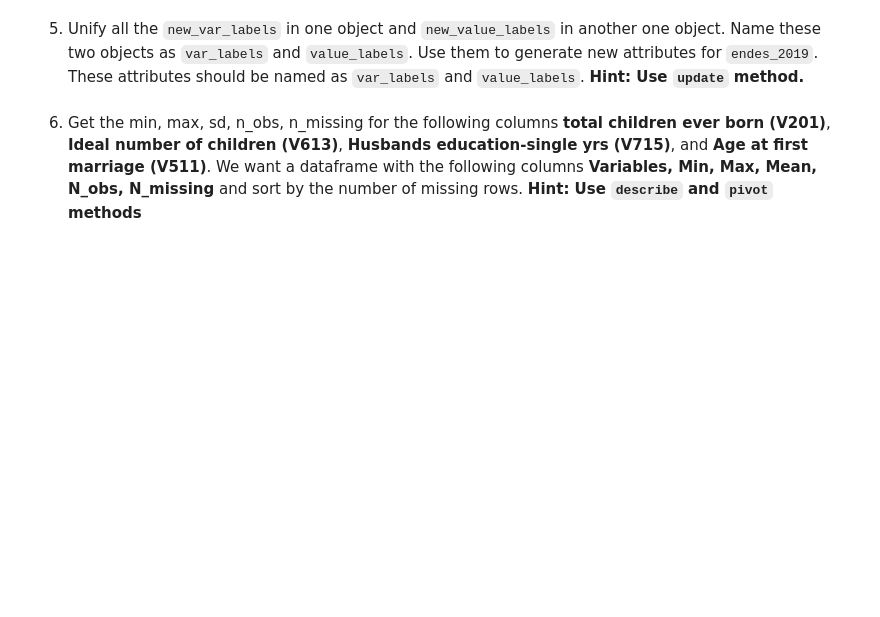
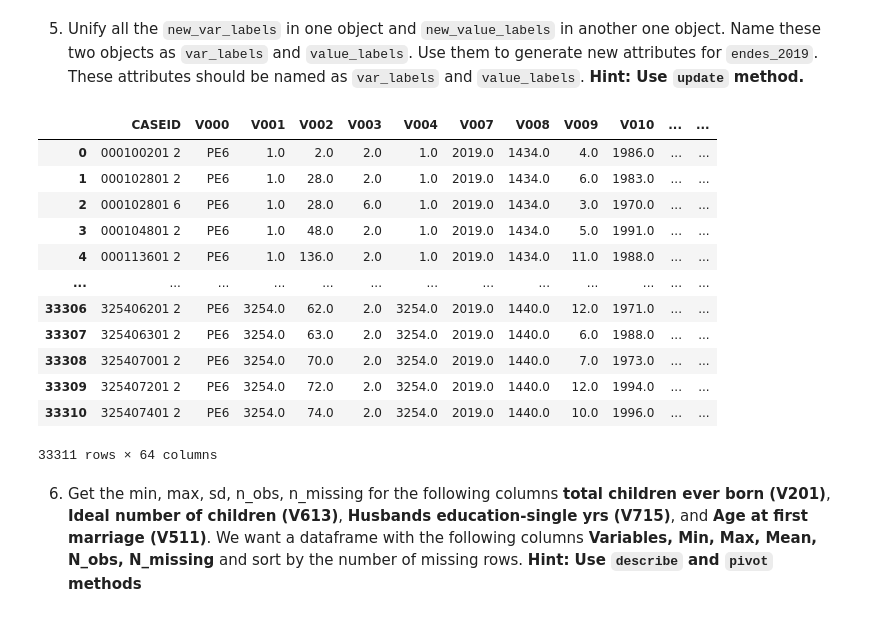
Before and after one commit to anzonyquispe/MediaLab_PUCP, a Jupyter notebook: Lecture_3/Assignment_3/Group_5_ass_3_2024.ipynb, the cells around one changed output. Saved outputs shown, nothing was run; the diff lists cells and outputs as text; code cells hidden in the pictures; blank space fills up the shorter version.

```diff
--- a/Lecture_3/Assignment_3/Group_5_ass_3_2024.ipynb
+++ b/Lecture_3/Assignment_3/Group_5_ass_3_2024.ipynb
@@ -130,3 +139,10 @@ print(rec1_1.head())
 [5 rows x 23 columns]
 # %% [markdown]
 4. Merge `rec1_1`, `rec2_1`, and `rec3_1` using **CASEID**. Name this new object as `endes_2019`. **Hint: Use [this link](https://stackoverflow.com/questions/53645882/pandas-merging-101)**
+# %%
+# Combinar los dataframes utilizando CASEID como clave
+endes_2019 = pd.merge(rec1_1, rec2_1, on='CASEID', how='inner')
+endes_2019 = pd.merge(endes_2019, rec3_1, on='CASEID', how='inner')
+
+# Verificar el nuevo dataframe
+print(endes_2019)
@@ -133,4 +167,31 @@ print(rec1_1.head())
 # %% [markdown]
 5. Unify all the `new_var_labels` in one object and `new_value_labels` in another one object. Name these two objects as `var_labels` and `value_labels`. Use them to generate new attributes for `endes_2019`. These attributes should be named as `var_labels` and `value_labels`. **Hint: Use `update` method.**
+# %%
+# Datos
+new_var_labels1 = {col: var_labels1.get(col, None) for col in columns_rec1}
+new_value_labels1 = {col: value_labels1.get(col, None) for col in columns_rec1}
+
+# Unificar las nuevas etiquetas en los objetos correspondientes
+var_labels1.update({col: new_var_labels1.get(col, None) for col in columns_rec1})
+value_labels1.update({col: new_value_labels1.get(col, None) for col in columns_rec1})
+
+# Agregar los nuevos atributos a endes_2019
+endes_2019.update({'var_labels1': var_labels1, 'value_labels1': value_labels1})
+
+endes_2019
+# %% [output]
+|  | CASEID | V000 | V001 | V002 | V003 | V004 | V007 | V008 | V009 | V010 | ... | ... |
+| 0 | 000100201 2 | PE6 | 1.0 | 2.0 | 2.0 | 1.0 | 2019.0 | 1434.0 | 4.0 | 1986.0 | ... | ... |
+| 1 | 000102801 2 | PE6 | 1.0 | 28.0 | 2.0 | 1.0 | 2019.0 | 1434.0 | 6.0 | 1983.0 | ... | ... |
+| 2 | 000102801 6 | PE6 | 1.0 | 28.0 | 6.0 | 1.0 | 2019.0 | 1434.0 | 3.0 | 1970.0 | ... | ... |
+| 3 | 000104801 2 | PE6 | 1.0 | 48.0 | 2.0 | 1.0 | 2019.0 | 1434.0 | 5.0 | 1991.0 | ... | ... |
+| 4 | 000113601 2 | PE6 | 1.0 | 136.0 | 2.0 | 1.0 | 2019.0 | 1434.0 | 11.0 | 1988.0 | ... | ... |
+| ... | ... | ... | ... | ... | ... | ... | ... | ... | ... | ... | ... | ... |
+| 33306 | 325406201 2 | PE6 | 3254.0 | 62.0 | 2.0 | 3254.0 | 2019.0 | 1440.0 | 12.0 | 1971.0 | ... | ... |
+| 33307 | 325406301 2 | PE6 | 3254.0 | 63.0 | 2.0 | 3254.0 | 2019.0 | 1440.0 | 6.0 | 1988.0 | ... | ... |
+| 33308 | 325407001 2 | PE6 | 3254.0 | 70.0 | 2.0 | 3254.0 | 2019.0 | 1440.0 | 7.0 | 1973.0 | ... | ... |
+| 33309 | 325407201 2 | PE6 | 3254.0 | 72.0 | 2.0 | 3254.0 | 2019.0 | 1440.0 | 12.0 | 1994.0 | ... | ... |
+| 33310 | 325407401 2 | PE6 | 3254.0 | 74.0 | 2.0 | 3254.0 | 2019.0 | 1440.0 | 10.0 | 1996.0 | ... | ... |
+33311 rows × 64 columns
 # %% [markdown]
 6. Get the min, max, sd, n_obs, n_missing for the following columns **total children ever born (V201)**, **Ideal number of children (V613)**, **Husbands education-single yrs (V715)**, and **Age at first marriage (V511)**. We want a dataframe with the following columns **Variables, Min, Max, Mean, N_obs, N_missing** and sort by the number of missing rows. **Hint: Use `describe` and `pivot` methods**
```
Also changed, not shown: parts of 3 cells of this notebook.
